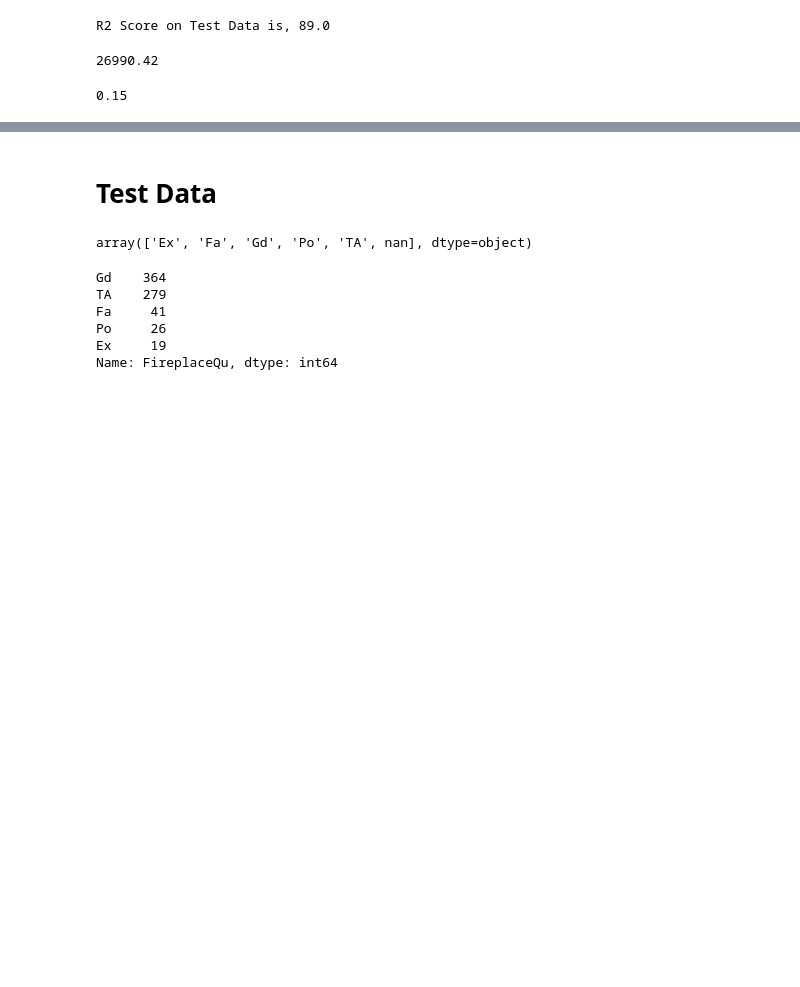
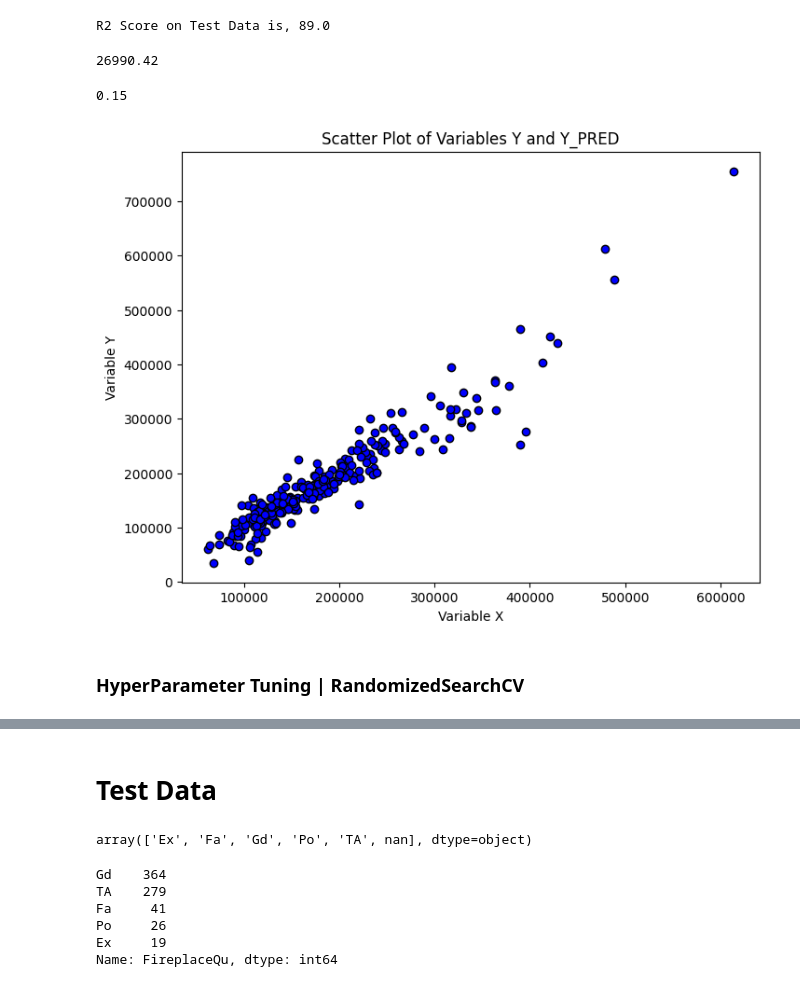
Before and after one commit to AmineMrabet12/dsp-amine-mrabet, a Jupyter notebook: notebooks/house-prices-modeling.ipynb, the cells around one changed output, grey strips where cells are left out. Drawn from its saved outputs; the diff is of its cells as text; code cells hidden in the pictures; blank space fills up the shorter version.

```diff
--- a/notebooks/house-prices-modeling.ipynb
+++ b/notebooks/house-prices-modeling.ipynb
@@ -210,3 +200,16 @@ print(rmse)
 compute_rmsle(y_test, y_pred_test)
 # %% [output]
 0.15
+# %%
+plt.figure(figsize=(8, 6))
+plt.scatter(y_pred_test, list(y_test), color='blue', edgecolors='black') #, label=f"Correlation: {correlation:.2f}")
+plt.xlabel('Variable X')
+plt.ylabel('Variable Y')
+plt.title('Scatter Plot of Variables Y and Y_PRED')
+# plt.legend()
+plt.grid(False)
+plt.show()
+# %% [output]
+[figure, added]
+# %% [markdown]
+### HyperParameter Tuning | RandomizedSearchCV
```
Also changed, not shown: parts of 24 cells of this notebook, 4 other files.
